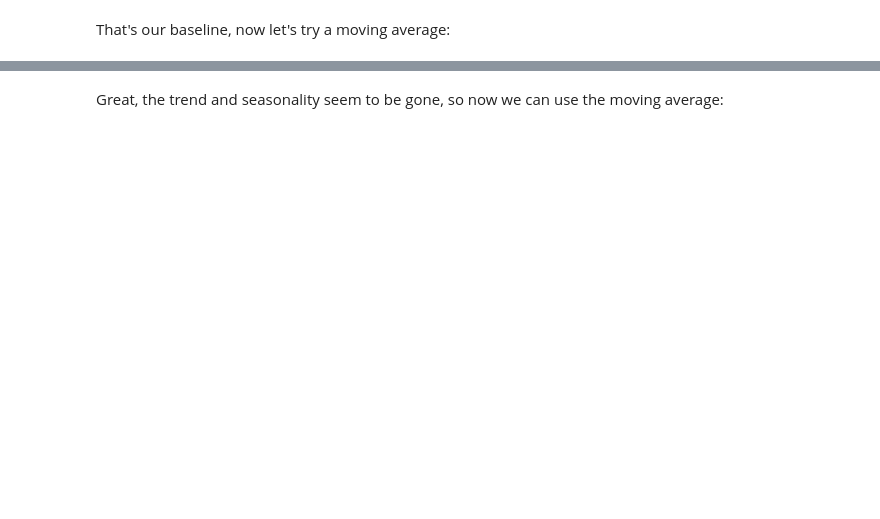
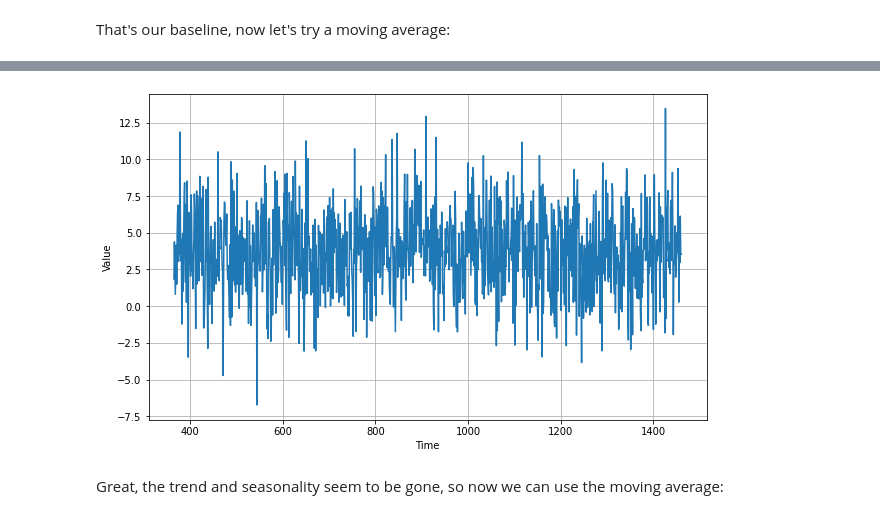
Before and after one commit to gmortuza/tensorflow_specialization, a Jupyter notebook: 4. Sequences, Time Series and Prediction/Week 1/Programming assignment/Week_1_Exercise_Question.ipynb, the cells around one changed output, grey strips where cells are left out. Saved outputs shown, nothing was run; the diff lists cells and outputs as text; code cells hidden in the pictures; blank space fills up the shorter version.

```diff
--- a/4. Sequences, Time Series and Prediction/Week 1/Programming assignment/Week_1_Exercise_Question.ipynb
+++ b/4. Sequences, Time Series and Prediction/Week 1/Programming assignment/Week_1_Exercise_Question.ipynb
@@ -144,12 +159,14 @@ print(# YOUR CODE HERE)
 # %%
-diff_series = (# YOUR CODE HERE)
-diff_time = # YOUR CODE HERE
+diff_series = (series[365:] - series[:-365])
+diff_time = time[365:]
 
 plt.figure(figsize=(10, 6))
 plot_series(diff_time, diff_series)
 plt.show()
 
 # EXPECETED OUTPUT: CHart with diffs
+# %% [output]
+[figure, added]
 # %% [markdown]
 Great, the trend and seasonality seem to be gone, so now we can use the moving average:
 # %%
```
Also changed, not shown: parts of 16 cells of this notebook.
